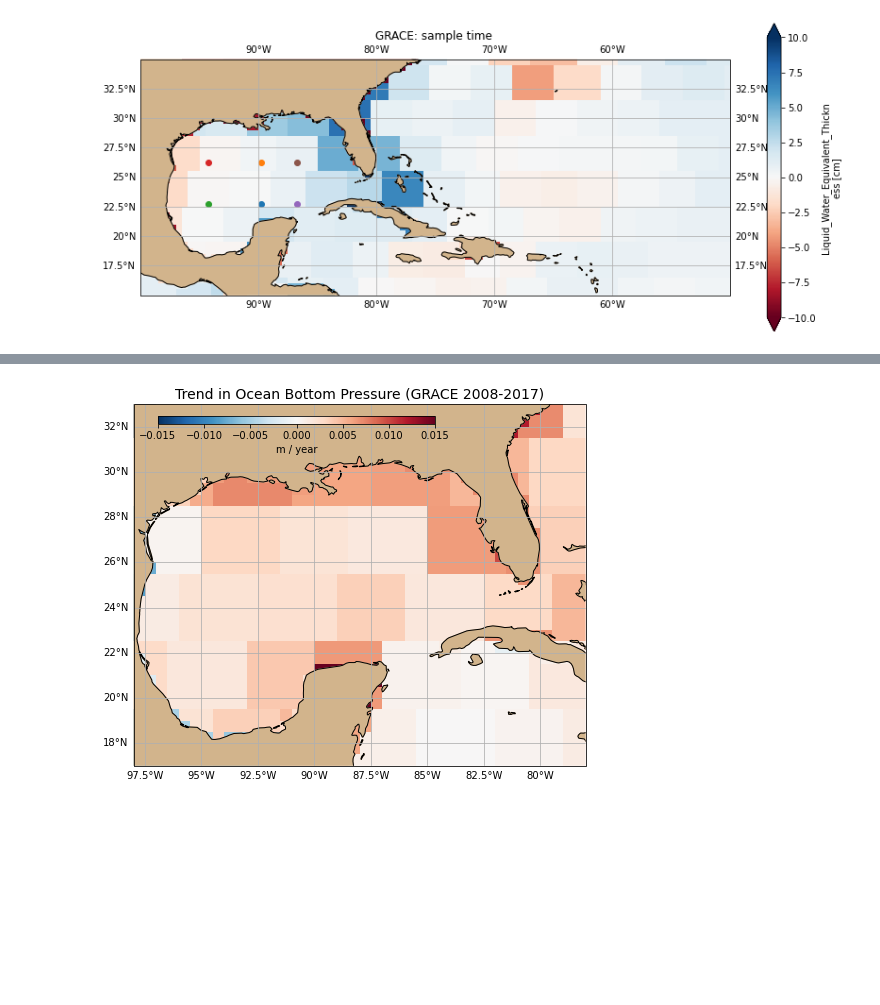
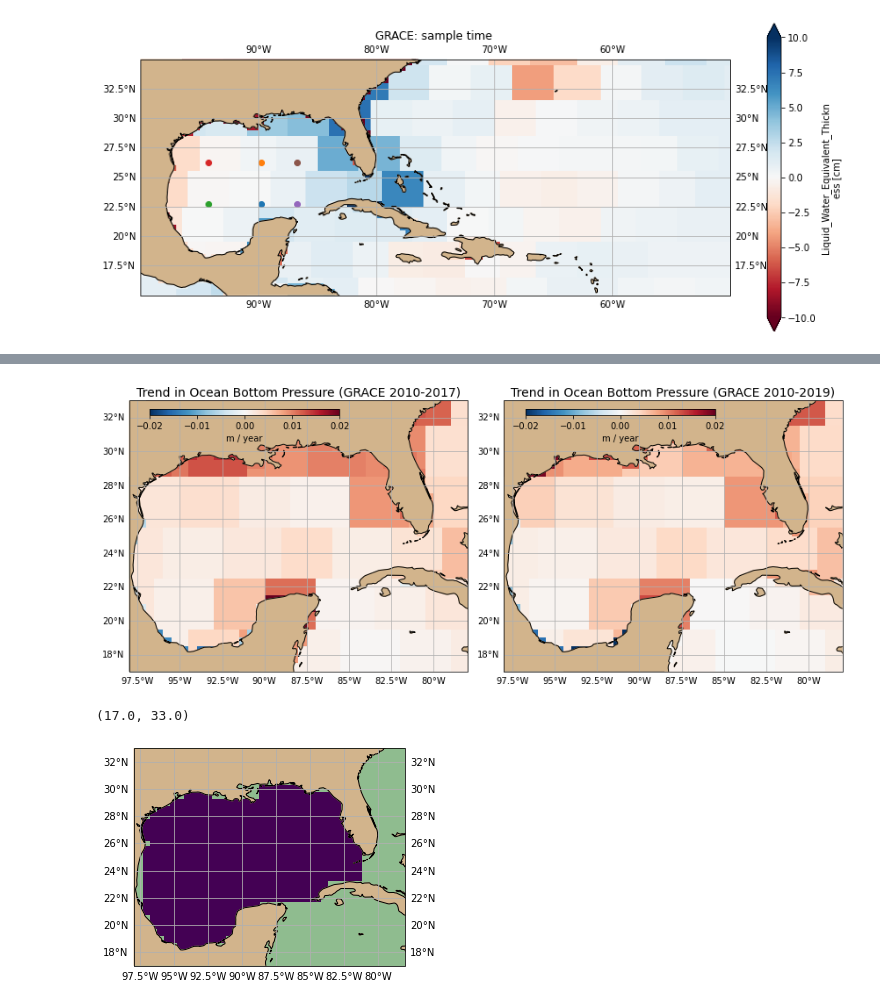
Before and after one commit to jakesteinberg/nasa_ostst, a Jupyter notebook: grace.ipynb, the cells around one changed output, grey strips where cells are left out. Drawn from its saved outputs; the diff is of its cells as text; code cells hidden in the pictures; blank space fills up the shorter version.

Commit message:
tailoring figures aligning times in argo grace aviso

```diff
--- a/grace.ipynb
+++ b/grace.ipynb
@@ -90,22 +90,34 @@ array([[[-4.040082, -4.040082, ..., -4.040082, -4.040082],
 # %%
-gobp = grace.lwe_thickness.sel(time=slice("2008-01-01", "2017-12-31"))/100
+gobp = grace.lwe_thickness.sel(time=slice("2010-01-01", "2017-12-31"))/100
+gobp = gobp - gobp.mean(dim='time')
 pgobp = gobp.polyfit(dim='time', deg=1)
 gobp_trend = pgobp.polyfit_coefficients.isel(degree=0)*1e9*60*60*24*365
+
+gobp2 = grace.lwe_thickness.sel(time=slice("2010-01-01", "2019-12-31"))/100
+pgobp2 = gobp2.polyfit(dim='time', deg=1)
+gobp2_trend = pgobp2.polyfit_coefficients.isel(degree=0)*1e9*60*60*24*365
 # %%
 lon_w = -98; lon_e = -78;
 lat_s = 17; lat_n = 33;
-f, ax = plt.subplots(1,1,figsize=(7,6), subplot_kw={'projection':ccrs.PlateCarree(central_longitude=0)})
-cc = gobp_trend.plot(ax=ax,transform=ccrs.PlateCarree(), vmin=-0.015, vmax=0.015, cmap=plt.get_cmap('RdBu_r'),add_colorbar=False)
-ax.set_title('Trend in Ocean Bottom Pressure (GRACE 2008-2017)',fontsize=14)
+f, (ax,ax2) = plt.subplots(1,2,figsize=(12,5), subplot_kw={'projection':ccrs.PlateCarree(central_longitude=0)})
+cc = gobp_trend.plot(ax=ax,transform=ccrs.PlateCarree(), vmin=-0.02, vmax=0.02, cmap=plt.get_cmap('RdBu_r'),add_colorbar=False)
+ax.set_title('Trend in Ocean Bottom Pressure (GRACE 2010-2017)',fontsize=14)
 ax.add_feature(cartopy.feature.LAND, color='#D2B48C',zorder=1); ax.coastlines()
 gl = ax.gridlines(draw_labels=True); gl.ylabels_right = False; gl.xlabels_top = False;
-# ax.set_ylim([10,55]); ax.set_xlim([-100,-40])
-# ax.set_xlim([-98,-80]); ax.set_ylim([18,31]);
 ax.set_xlim([lon_w, lon_e]); ax.set_ylim([lat_s, lat_n])
-cbpos = [0.13, 0.87, 0.55, 0.02]; cax = f.add_axes(cbpos);
+
+cc = gobp2_trend.plot(ax=ax2,transform=ccrs.PlateCarree(), vmin=-0.02, vmax=0.02, cmap=plt.get_cmap('RdBu_r'),add_colorbar=False)
+ax2.set_title('Trend in Ocean Bottom Pressure (GRACE 2010-2019)',fontsize=14)
+ax2.add_feature(cartopy.feature.LAND, color='#D2B48C',zorder=1); ax2.coastlines()
+gl = ax2.gridlines(draw_labels=True); gl.ylabels_right = False; gl.xlabels_top = False;
+ax2.set_xlim([lon_w, lon_e]); ax2.set_ylim([lat_s, lat_n])
+
+cbpos = [0.075, 0.88, 0.25, 0.02]; cax = f.add_axes(cbpos);
+cb = f.colorbar(cc, cax=cax, orientation='horizontal', label='m / year')
+cbpos = [0.57, 0.88, 0.25, 0.02]; cax = f.add_axes(cbpos);
 cb = f.colorbar(cc, cax=cax, orientation='horizontal', label='m / year')
 ax.grid()
 plt.tight_layout()
-f.savefig('/Users/jakesteinberg/Documents/NASA_OSTST/manuscript/figures/grace_obp_trend.jpg', dpi=250)
+# f.savefig('/Users/jakesteinberg/Documents/NASA_OSTST/manuscript/figures/grace_obp_trend.jpg', dpi=250)
 # %% [output]
-[figure, old version]
+[figure, new version]
@@ -111,0 +144,10 @@ f.savefig('/Users/jakesteinberg/Documents/NASA_OSTST/manuscript/figures/grace_ob
+# %%
+# PLOT mask
+f, ax = plt.subplots(1,1,figsize=(6,4), subplot_kw={'projection':ccrs.PlateCarree(central_longitude=0)})
+ax.pcolor(gobp_trend_sub.lon, gobp_trend_sub.lat, mask_val, transform=ccrs.PlateCarree()); ax.grid();
+ax.add_feature(cartopy.feature.LAND, color='#D2B48C',zorder=1); ax.coastlines()
+gl = ax.gridlines(draw_labels=True); gl.xlabels_top = False;
+ax.set_facecolor('#8FBC8F'); ax.set_xlim([lon_w, lon_e]); ax.set_ylim([lat_s, lat_n])
+# %% [output]
+(17.0, 33.0)
+[figure, added]
```
Also changed, not shown: parts of 7 cells of this notebook, 4 other files.
